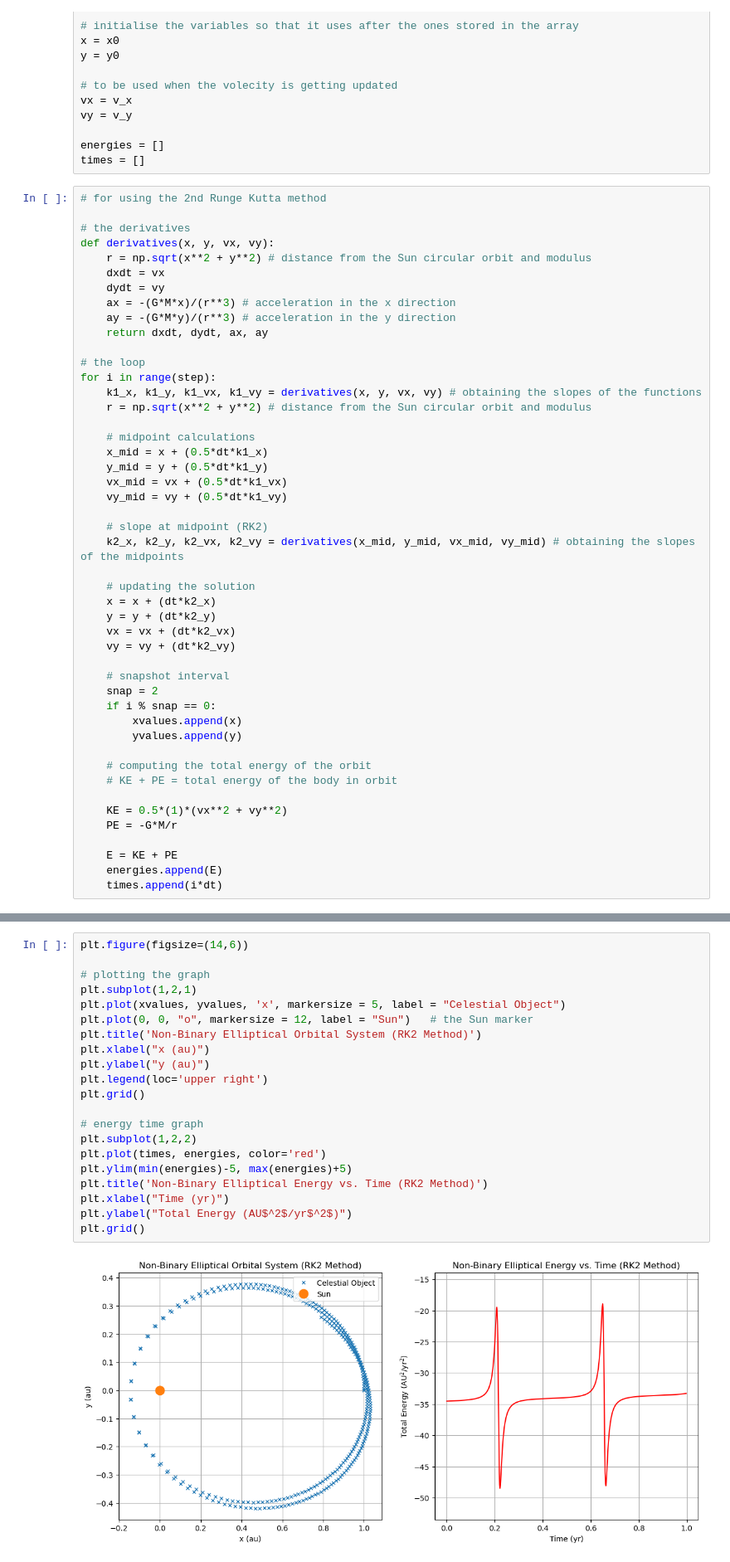
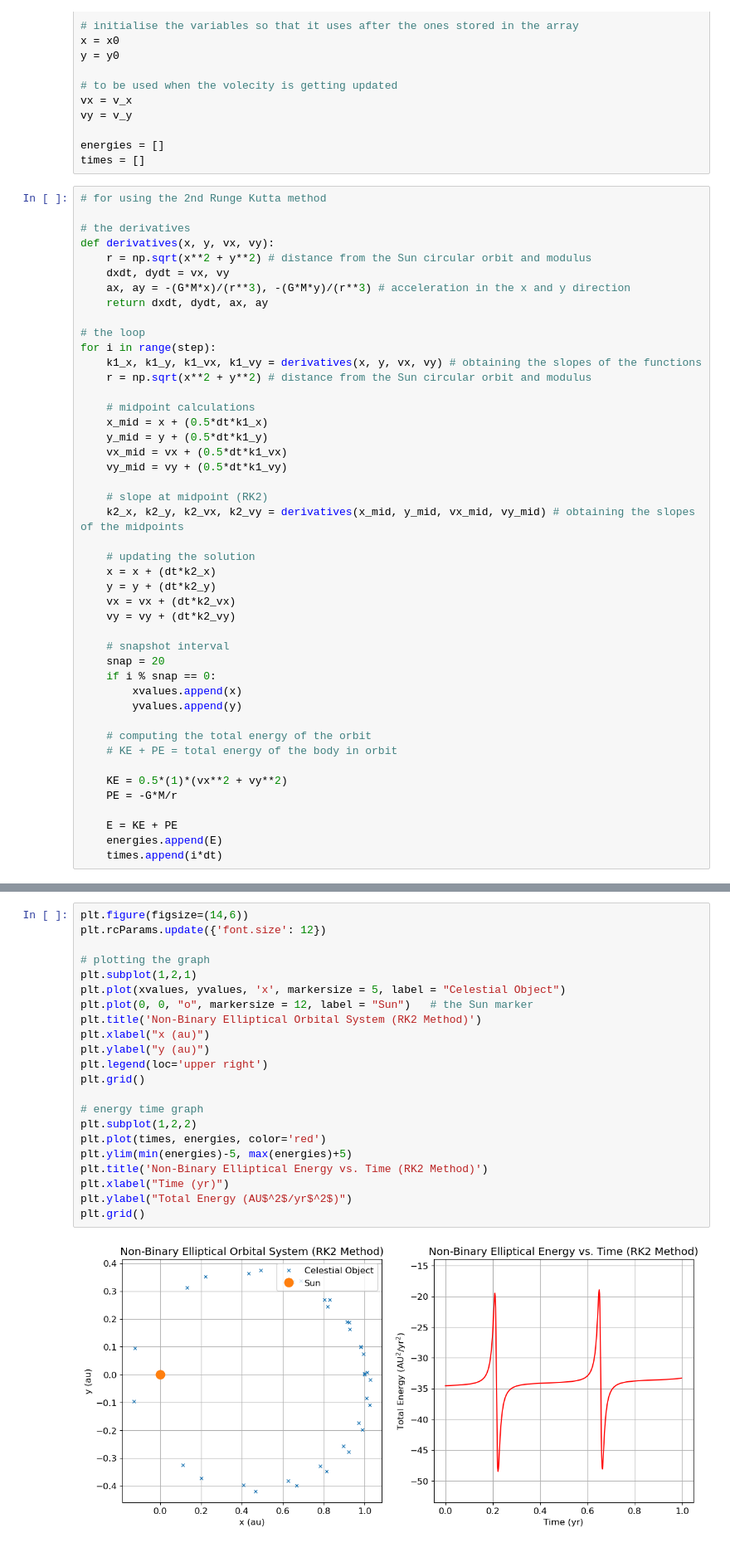
Before and after one commit to daylight08365/Labs, a Jupyter notebook: RK2/2rkorbit.ipynb, the cells around one changed output, grey strips where cells are left out. Shown: that part at 83% size. Drawn from its saved outputs; the diff is of its cells as text.

```diff
--- a/RK2/2rkorbit.ipynb
+++ b/RK2/2rkorbit.ipynb
@@ -53,10 +53,8 @@ times = []
 # the derivatives
 def derivatives(x, y, vx, vy):
     r = np.sqrt(x**2 + y**2) # distance from the Sun circular orbit and modulus
-    dxdt = vx
-    dydt = vy
-    ax = -(G*M*x)/(r**3) # acceleration in the x direction
-    ay = -(G*M*y)/(r**3) # acceleration in the y direction
+    dxdt, dydt = vx, vy
+    ax, ay = -(G*M*x)/(r**3), -(G*M*y)/(r**3) # acceleration in the x and y direction
     return dxdt, dydt, ax, ay
 
 # the loop
@@ -80,7 +78,7 @@ for i in range(step):
     vy = vy + (dt*k2_vy)
 
     # snapshot interval
-    snap = 2
+    snap = 20
     if i % snap == 0:
         xvalues.append(x)
         yvalues.append(y)
@@ -130,23 +128,24 @@ plt.tight_layout()
 # %%
 plt.figure(figsize=(14,6))
+plt.rcParams.update({'font.size': 12})
 
 # plotting the graph
 plt.subplot(1,2,1)
 plt.plot(xvalues, yvalues, 'x', markersize = 5, label = "Celestial Object")
 plt.plot(0, 0, "o", markersize = 12, label = "Sun")   # the Sun marker
 plt.title('Non-Binary Elliptical Orbital System (RK2 Method)')
 plt.xlabel("x (au)")
 plt.ylabel("y (au)")
 plt.legend(loc='upper right')
 plt.grid()
 
 # energy time graph
 plt.subplot(1,2,2)
 plt.plot(times, energies, color='red')
 plt.ylim(min(energies)-5, max(energies)+5)
 plt.title('Non-Binary Elliptical Energy vs. Time (RK2 Method)')
 plt.xlabel("Time (yr)")
 plt.ylabel("Total Energy (AU$^2$/yr$^2$)")
 plt.grid()
 # %% [output]
-[figure, old version]
+[figure, new version]
```
Also changed, not shown: parts of 1 cell of this notebook, 32 other files.
